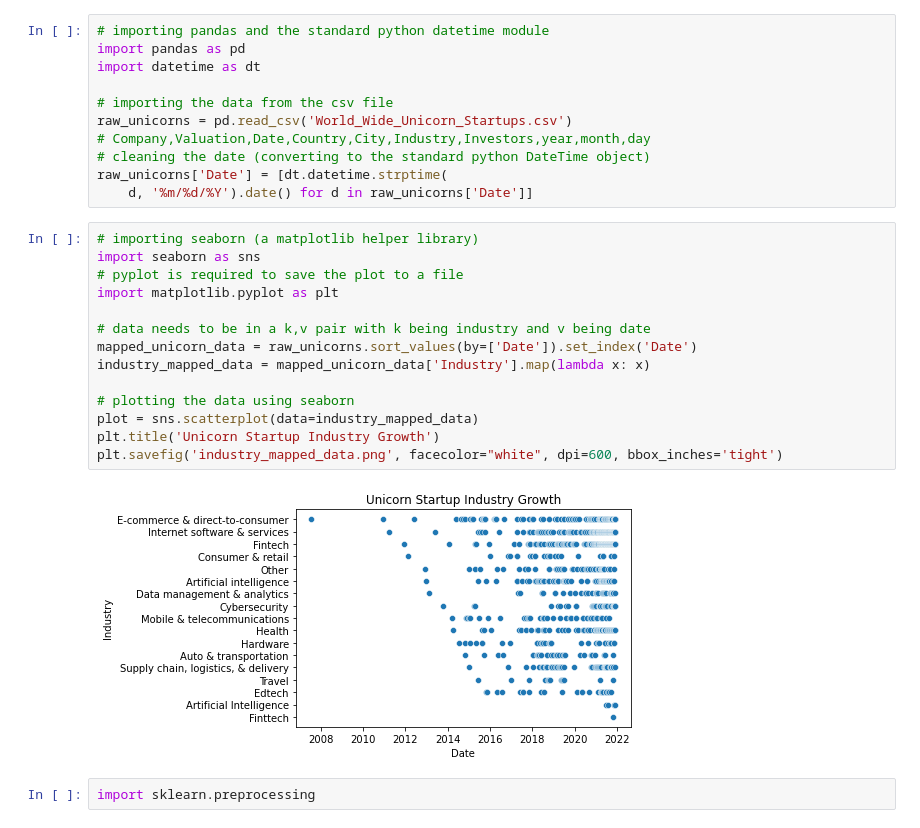
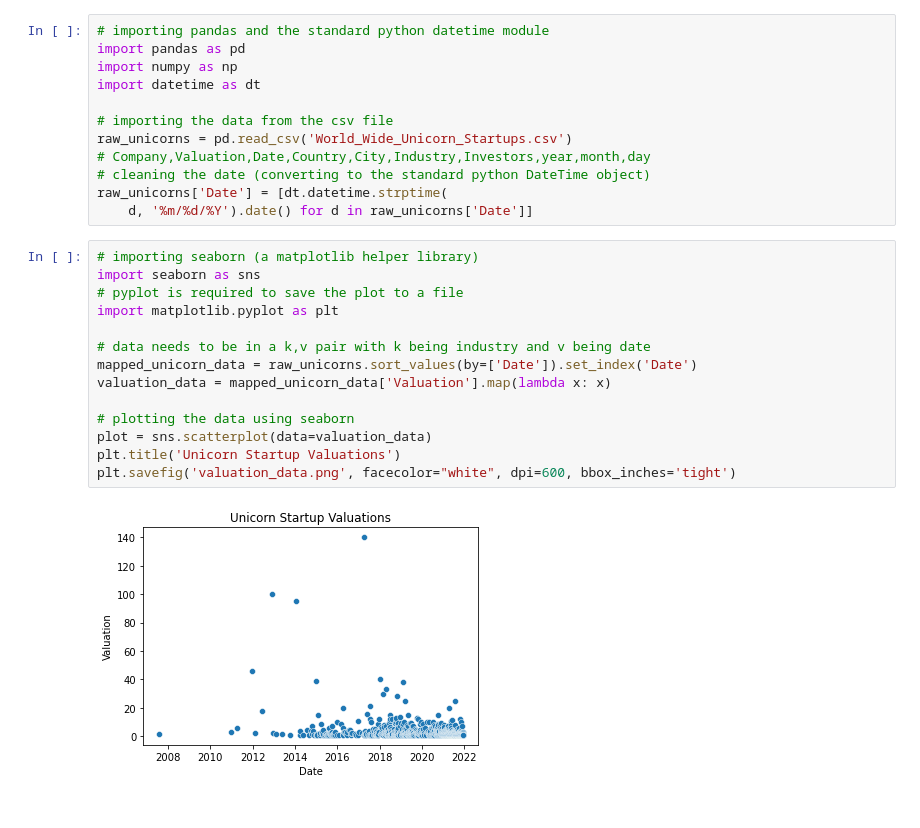
Before and after one commit to hexsocean/python-ml, a Jupyter notebook: yr9ml/project.ipynb, the cells around one changed output. Drawn from its saved outputs; the diff is of its cells as text.

```diff
--- a/yr9ml/project.ipynb
+++ b/yr9ml/project.ipynb
@@ -1,6 +1,7 @@
 # %%
 # importing pandas and the standard python datetime module
 import pandas as pd
+import numpy as np
 import datetime as dt
 
 # importing the data from the csv file
@@ -12,18 +13,16 @@ raw_unicorns['Date'] = [dt.datetime.strptime(
 # %%
 # importing seaborn (a matplotlib helper library)
 import seaborn as sns
 # pyplot is required to save the plot to a file
 import matplotlib.pyplot as plt
 
 # data needs to be in a k,v pair with k being industry and v being date
 mapped_unicorn_data = raw_unicorns.sort_values(by=['Date']).set_index('Date')
-industry_mapped_data = mapped_unicorn_data['Industry'].map(lambda x: x)
+valuation_data = mapped_unicorn_data['Valuation'].map(lambda x: x)
 
 # plotting the data using seaborn
-plot = sns.scatterplot(data=industry_mapped_data)
-plt.title('Unicorn Startup Industry Growth')
-plt.savefig('industry_mapped_data.png', facecolor="white", dpi=600, bbox_inches='tight')
+plot = sns.scatterplot(data=valuation_data)
+plt.title('Unicorn Startup Valuations')
+plt.savefig('valuation_data.png', facecolor="white", dpi=600, bbox_inches='tight')
 # %% [output]
-[figure, old version]
+[figure, new version]
-# %%
-import sklearn.preprocessing
```
Also changed, not shown: parts of 2 cells of this notebook, 1 other file.
